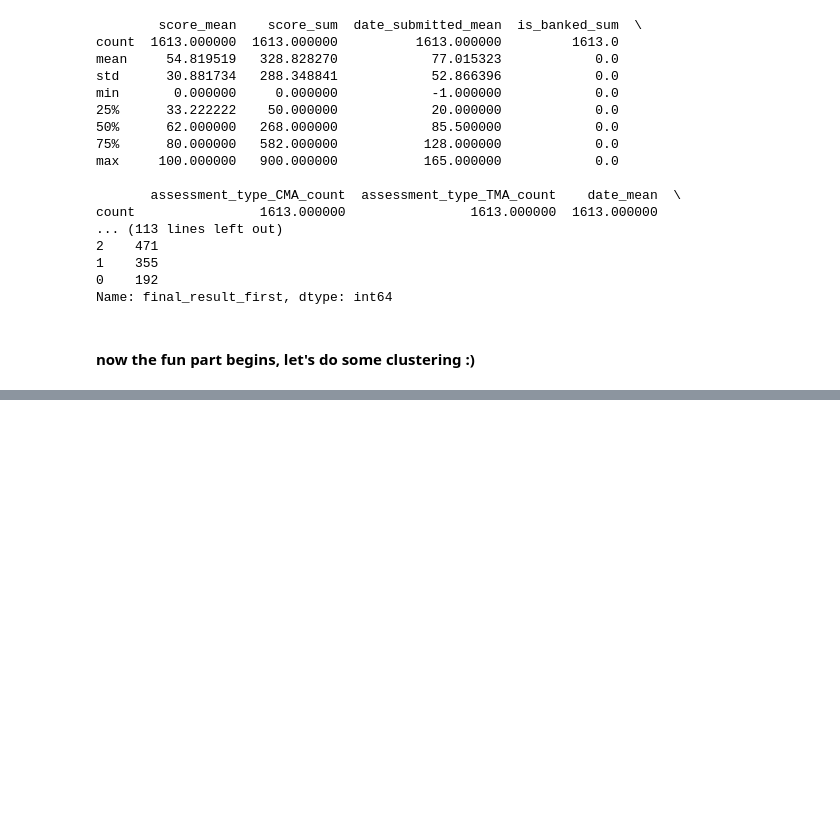
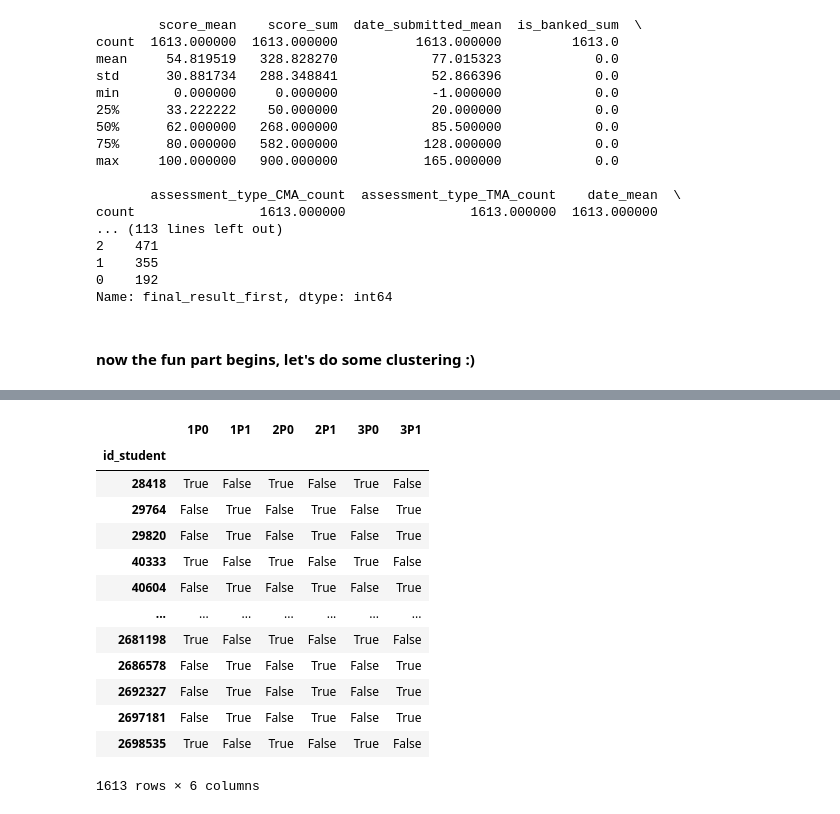
Before and after one commit to SergioSim/OULAD, a Jupyter notebook: Applied Supervised Learning with Python.ipynb, the cells around one changed output, grey strips where cells are left out. Cells and saved outputs as stored; diff of their text form; code cells hidden in the pictures; blank space fills up the shorter version.

```diff
--- a/Applied Supervised Learning with Python.ipynb
+++ b/Applied Supervised Learning with Python.ipynb
@@ -973,0 +1043,30 @@ step  96 / 96 ( 100.0 %) k= 5
+# %%
+# test on a bigger dataset...
+colDict = {}
+membershipMatrix = pd.DataFrame(index=baseClusterings.index)
+for col in baseClusterings.columns:
+    colDict[col] = []
+    for partition in np.sort(baseClusterings[col].unique()):
+        colDict[col].append(partition)
+        membershipMatrix.insert(len(membershipMatrix.columns), '%sP%i' % (col, partition), baseClusterings[col] == partition)
+
+    colDict[col].append(-1)
+
+colDict[col].pop()
+clust = baseClusterings
+membershipMatrix
+# %% [output]
+|  | 1P0 | 1P1 | 2P0 | 2P1 | 3P0 | 3P1 |
+| id_student |  |  |  |  |  |  |
+| 28418 | True | False | True | False | True | False |
+| 29764 | False | True | False | True | False | True |
+| 29820 | False | True | False | True | False | True |
+| 40333 | True | False | True | False | True | False |
+| 40604 | False | True | False | True | False | True |
+| ... | ... | ... | ... | ... | ... | ... |
+| 2681198 | True | False | True | False | True | False |
+| 2686578 | False | True | False | True | False | True |
+| 2692327 | False | True | False | True | False | True |
+| 2697181 | False | True | False | True | False | True |
+| 2698535 | True | False | True | False | True | False |
+1613 rows × 6 columns
```
Also changed, not shown: parts of 9 cells of this notebook, 5 other files.
